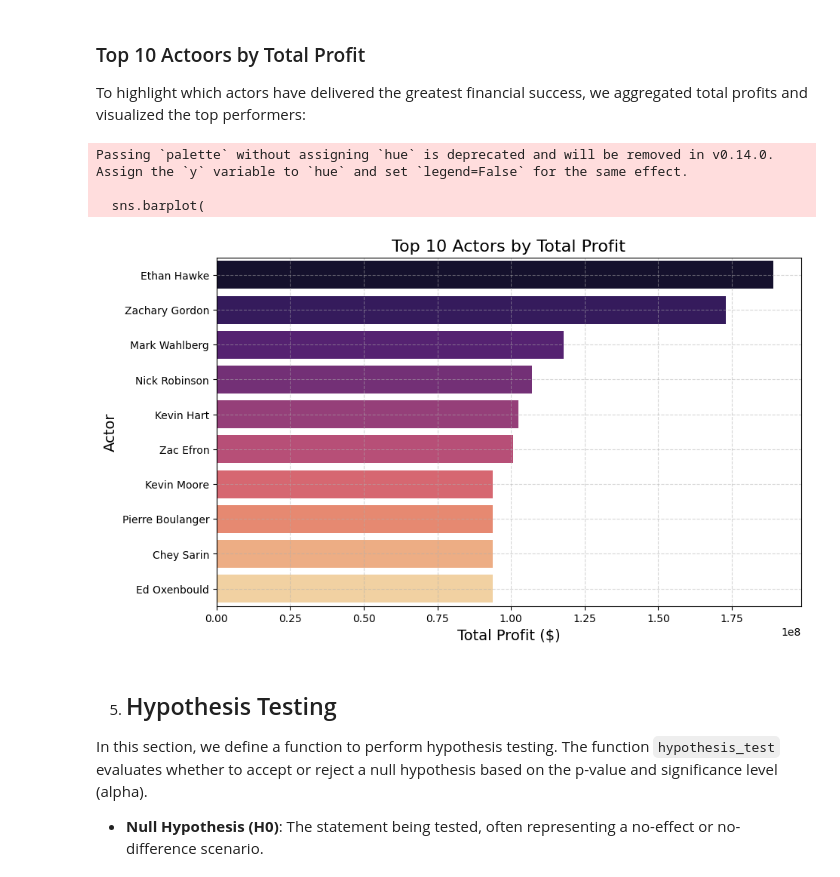
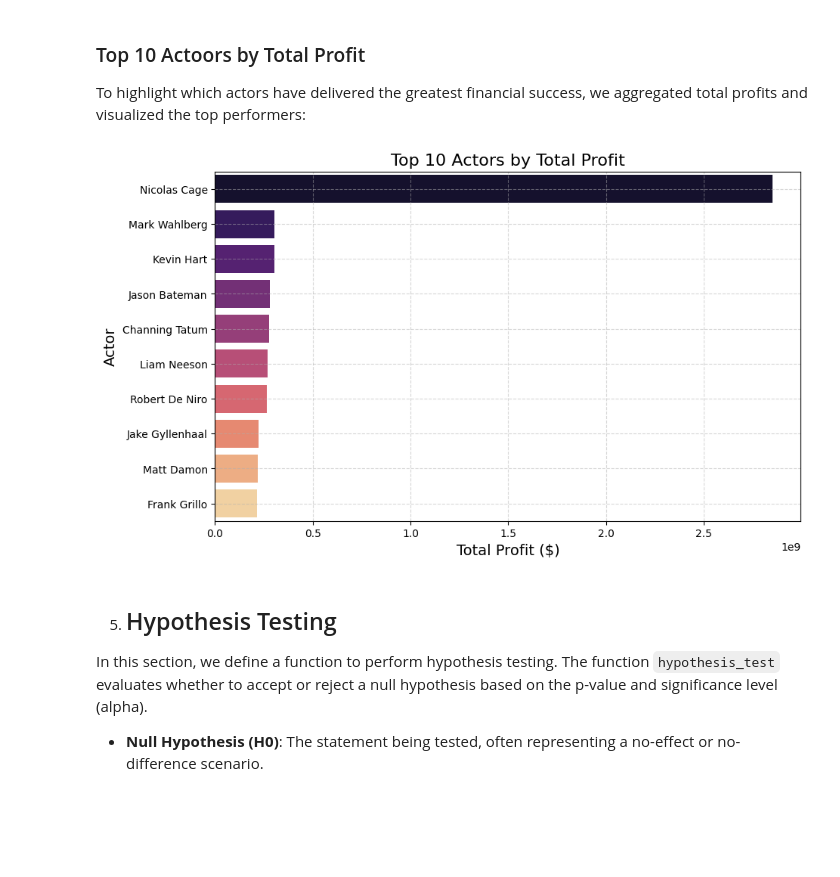
Before and after one commit to mwakad/box-office-movie-insights, a Jupyter notebook: notebooks/gerald.ipynb, the cells around one changed output. Cells and saved outputs as stored; diff of their text form; code cells hidden in the pictures; blank space fills up the shorter version.

```diff
--- a/notebooks/gerald.ipynb
+++ b/notebooks/gerald.ipynb
@@ -523,4 +555,7 @@ All cleaned and enriched tables were merged to form a single comprehensive dataf
    – Left‐joined directors’ names and actors’ names from the IMDb tables (via `movie_id`).
 5. **Deduplication**
    – Removed any duplicate rows based on `movie_id` to ensure each film appeared only once.
+# %%
+# If not already done, extract year from release_date
+budgets_df['year'] = budgets_df['release_date'].dt.year
 # %%
@@ -564 +628,7 @@ memory usage: 370.7+ KB
 (None,)
+# %%
+# Drop exact duplicates
+final_df = merged_df.drop_duplicates()
+
+# Or keep only the first actor/director per movie (for simplicity)
+final_df = merged_df.drop_duplicates(subset=['movie_id'])
@@ -569,7 +659,7 @@ We applied the `filling_missing` function to the merged dataframe (`final_df`) t
 
 After the imputation, we performed a final check using `check_duplicates_missing` to confirm that no duplicate rows remained and that all missing values had been successfully addressed.
 # %%
-filling_missing(final_df)
+final_df=filling_missing(final_df)
 # Check for duplicates and missing values
 check_duplicates_missing(final_df)
 # %% [output]
@@ -635,17 +709,9 @@ We improved clarity and reduced clutter by:
      - `domestic_gross_y`
 # %%
 # Rename for clarity
-final_df = final_df.rename(columns={'domestic_gross_x': 'domestic_gross'})
-
-# Drop unnecessary columns
 final_df = final_df.drop(columns=[
     'primary_title',
-    'original_title',
-    'movie',
     'id',
-    'person_id_x',
-    'person_id_y',
-    'domestic_gross_y'
 ], errors='ignore')
 # %% [markdown]
 ### **Feature Engineering**
@@ -825,27 +891,31 @@ To highlight which actors have delivered the greatest financial success, we aggr
 # %%
 top_actors = (
     final_df.groupby('actor_name')['movie_profit/loss']
     .sum()
     .sort_values(ascending=False)
     .head(10)
 )
 
 plt.figure(figsize=(10,6))
+top_actors_df = top_actors.reset_index()
+top_actors_df.columns = ['actor', 'count']
+
 sns.barplot(
-    x=top_actors.values,
-    y=top_actors.index,
-    palette='magma'
+    x='count',
+    y='actor',
+    hue='actor',
+    data=top_actors_df,
+    palette='magma',
+    legend=False
 )
+
 plt.title('Top 10 Actors by Total Profit', fontsize=16)
 plt.xlabel('Total Profit ($)', fontsize=14)
 plt.ylabel('Actor', fontsize=14)
 plt.grid(True, linestyle='--', alpha=0.5)
 plt.show()
 # %% [output]
-Passing `palette` without assigning `hue` is deprecated and will be removed in v0.14.0. Assign the `y` variable to `hue` and set `legend=False` for the same effect.
-
-  sns.barplot(
-[figure, old version]
+[figure, new version]
 # %% [markdown]
 5. ## Hypothesis Testing
 
```
Also changed, not shown: parts of 19 cells of this notebook.
